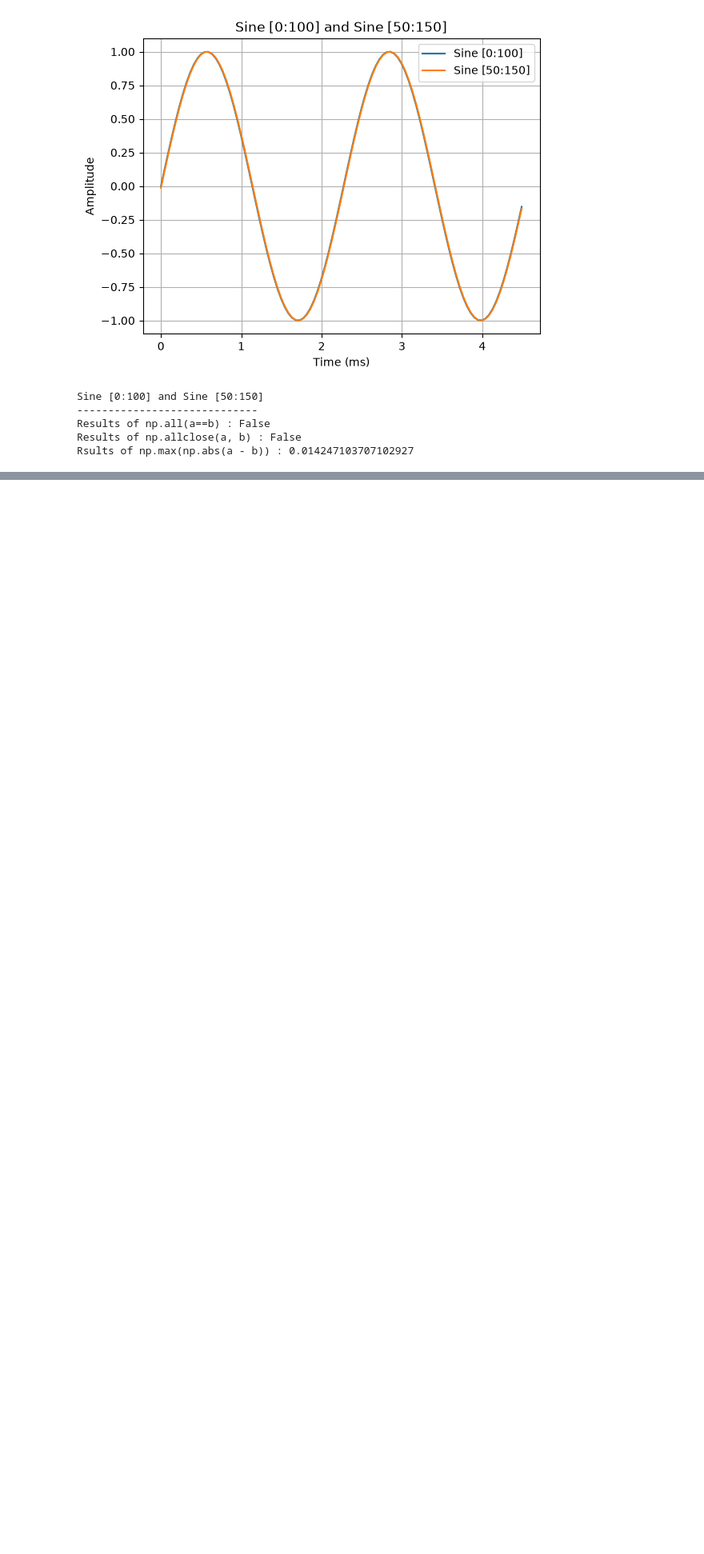
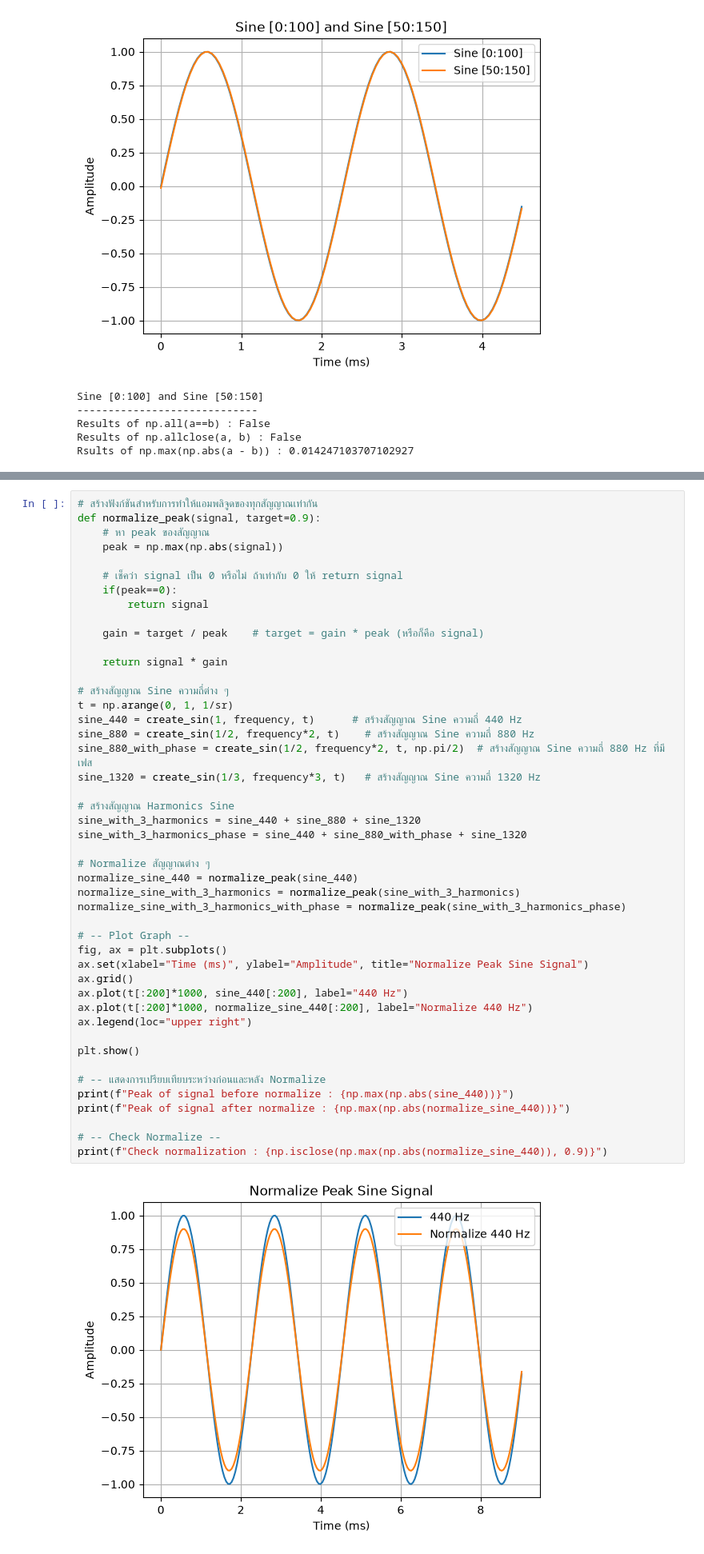
Before and after one commit to ohm-arthakorn/audio-based_music_recommendation, a Jupyter notebook: notebooks/02_NumPy_for_Audio.ipynb, the cells around one changed output, grey strips where cells are left out. Shown at 80% size. Saved outputs shown, nothing was run; the diff lists cells and outputs as text; blank space fills up the shorter version.

```diff
--- a/notebooks/02_NumPy_for_Audio.ipynb
+++ b/notebooks/02_NumPy_for_Audio.ipynb
@@ -214,0 +235,48 @@ Rsults of np.max(np.abs(a - b)) : 0.014247103707102927
+# %%
+# สร้างฟังก์ชันสำหรับการทำให้แอมพลิจูดของทุกสัญญาณเท่ากัน
+def normalize_peak(signal, target=0.9):
+    # หา peak ของสัญญาณ
+    peak = np.max(np.abs(signal))
+
+    # เช็คว่า signal เป็น 0 หรือไม่ ถ้าเท่ากับ 0 ให้ return signal
+    if(peak==0):
+        return signal
+
+    gain = target / peak    # target = gain * peak (หรือก็คือ signal)
+
+    return signal * gain
+
+# สร้างสัญญาณ Sine ความถี่ต่าง ๆ
+t = np.arange(0, 1, 1/sr)
+sine_440 = create_sin(1, frequency, t)      # สร้างสัญญาณ Sine ความถี่ 440 Hz
+sine_880 = create_sin(1/2, frequency*2, t)    # สร้างสัญญาณ Sine ความถี่ 880 Hz
+sine_880_with_phase = create_sin(1/2, frequency*2, t, np.pi/2)  # สร้างสัญญาณ Sine ความถี่ 880 Hz ที่มีเฟส
+sine_1320 = create_sin(1/3, frequency*3, t)   # สร้างสัญญาณ Sine ความถี่ 1320 Hz
+
+# สร้างสัญญาณ Harmonics Sine
+sine_with_3_harmonics = sine_440 + sine_880 + sine_1320
+sine_with_3_harmonics_phase = sine_440 + sine_880_with_phase + sine_1320
+
+# Normalize สัญญาณต่าง ๆ
+normalize_sine_440 = normalize_peak(sine_440)
+normalize_sine_with_3_harmonics = normalize_peak(sine_with_3_harmonics)
+normalize_sine_with_3_harmonics_with_phase = normalize_peak(sine_with_3_harmonics_phase)
+
+# -- Plot Graph --
+fig, ax = plt.subplots()
+ax.set(xlabel="Time (ms)", ylabel="Amplitude", title="Normalize Peak Sine Signal")
+ax.grid()
+ax.plot(t[:200]*1000, sine_440[:200], label="440 Hz")
+ax.plot(t[:200]*1000, normalize_sine_440[:200], label="Normalize 440 Hz")
+ax.legend(loc="upper right")
+
+plt.show()
+
+# -- แสดงการเปรียบเทียบระหว่างก่อนและหลัง Normalize
+print(f"Peak of signal before normalize : {np.max(np.abs(sine_440))}")
+print(f"Peak of signal after normalize : {np.max(np.abs(normalize_sine_440))}")
+
+# -- Check Normalize --
+print(f"Check normalization : {np.isclose(np.max(np.abs(normalize_sine_440)), 0.9)}")
+# %% [output]
+[figure, added]
```
Also changed, not shown: parts of 5 cells of this notebook, 1 other file.
